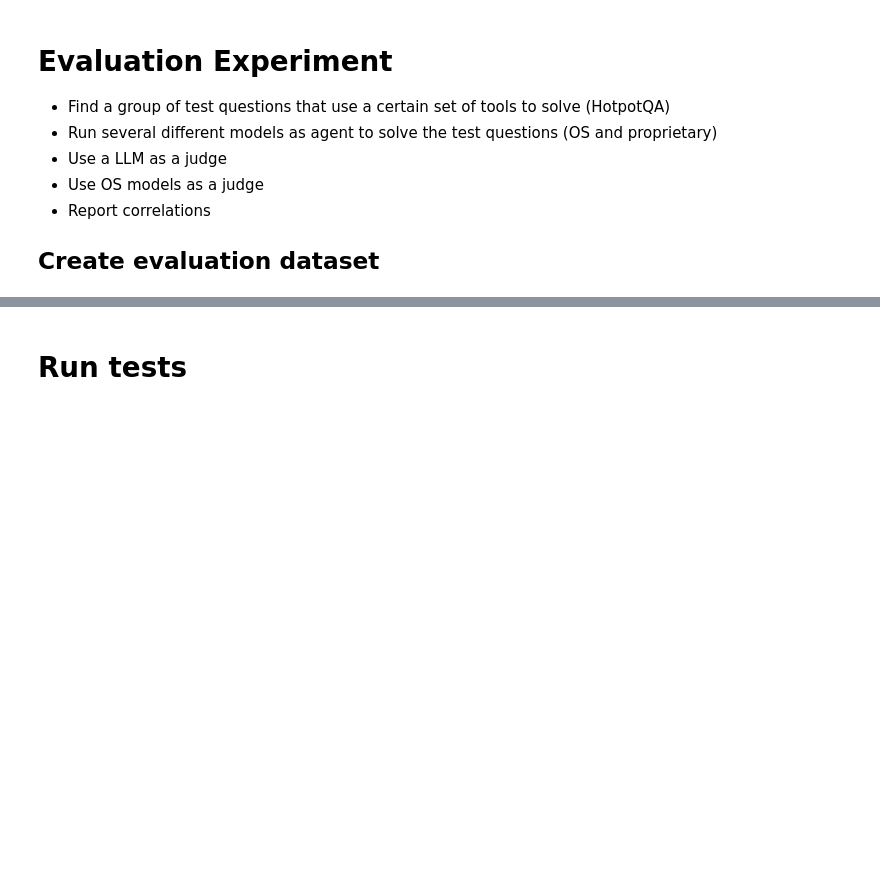
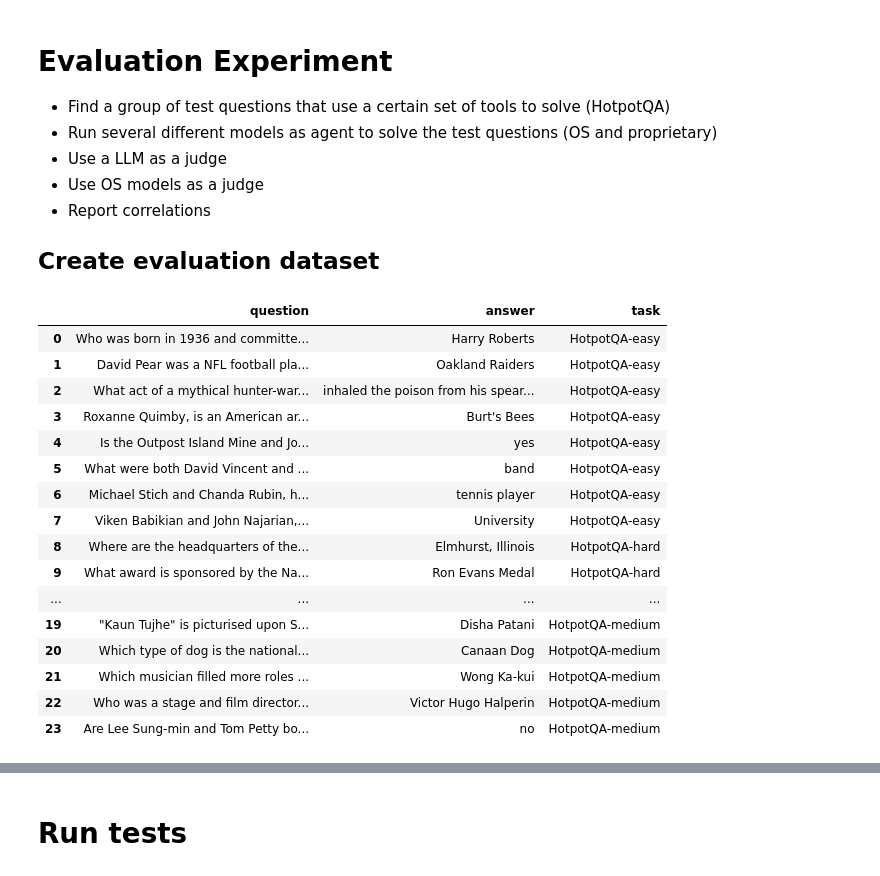
Before and after one commit to aymeric-roucher/benchmark_agents, a Jupyter notebook: benchmark.ipynb, the cells around one changed output, grey strips where cells are left out. Drawn from its saved outputs; the diff is of its cells as text; code cells hidden in the pictures; blank space fills up the shorter version.

```diff
--- a/benchmark.ipynb
+++ b/benchmark.ipynb
@@ -178,20 +198,38 @@ out = agent_executor.invoke(example)
 
 ## Create evaluation dataset
 # %%
-from datasets import load_dataset, concatenate_datasets
-
 hotpotqa_dataset = load_dataset("hotpot_qa", "distractor")
 
 # let's sample a few examples from each level (of difficulty) and type (comparion or bridge)
 hotpotqa_dataset.set_format("pandas")
 dataset_df = hotpotqa_dataset["train"][:]
 sample_indicies = (
     dataset_df.groupby(["level", "type"]).sample(4, random_state=10).index.values
 )
 hotpotqa_dataset.reset_format()
 hotpotqa_dataset = hotpotqa_dataset["train"].select(sample_indicies)
 task_column = [f"HotpotQA-{level}" for level in hotpotqa_dataset["level"]]
-hotpotqa_dataset = hotpotqa_dataset.add_column('task', task_column).select_columns(['question', 'answer', 'task'])
+hotpotqa_dataset = hotpotqa_dataset.add_column("task", task_column).select_columns(
+    ["question", "answer", "task"]
+)
 pd.DataFrame(hotpotqa_dataset)
+# %% [output]
+|  | question | answer | task |
+| 0 | Who was born in 1936 and committe... | Harry Roberts | HotpotQA-easy |
+| 1 | David Pear was a NFL football pla... | Oakland Raiders | HotpotQA-easy |
+| 2 | What act of a mythical hunter-war... | inhaled the poison from his spear... | HotpotQA-easy |
+| 3 | Roxanne Quimby, is an American ar... | Burt's Bees | HotpotQA-easy |
+| 4 | Is the Outpost Island Mine and Jo... | yes | HotpotQA-easy |
+| 5 | What were both David Vincent and ... | band | HotpotQA-easy |
+| 6 | Michael Stich and Chanda Rubin, h... | tennis player | HotpotQA-easy |
+| 7 | Viken Babikian and John Najarian,... | University | HotpotQA-easy |
+| 8 | Where are the headquarters of the... | Elmhurst, Illinois | HotpotQA-hard |
+| 9 | What award is sponsored by the Na... | Ron Evans Medal | HotpotQA-hard |
+| ... | ... | ... | ... |
+| 19 | "Kaun Tujhe" is picturised upon S... | Disha Patani | HotpotQA-medium |
+| 20 | Which type of dog is the national... | Canaan Dog | HotpotQA-medium |
+| 21 | Which musician filled more roles ... | Wong Ka-kui | HotpotQA-medium |
+| 22 | Who was a stage and film director... | Victor Hugo Halperin | HotpotQA-medium |
+| 23 | Are Lee Sung-min and Tom Petty bo... | no | HotpotQA-medium |
 # %%
 np.random.seed(42)
```
Also changed, not shown: parts of 23 cells of this notebook, 3 other files.
